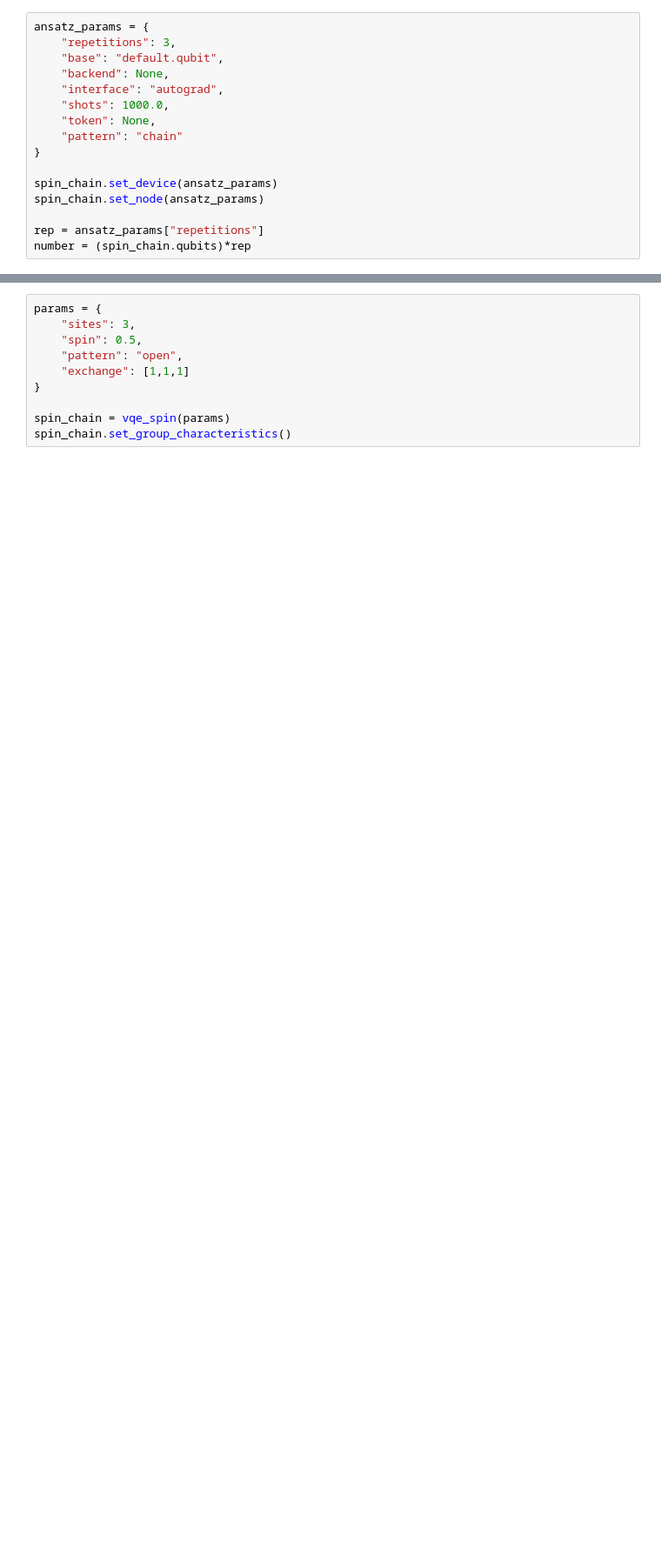
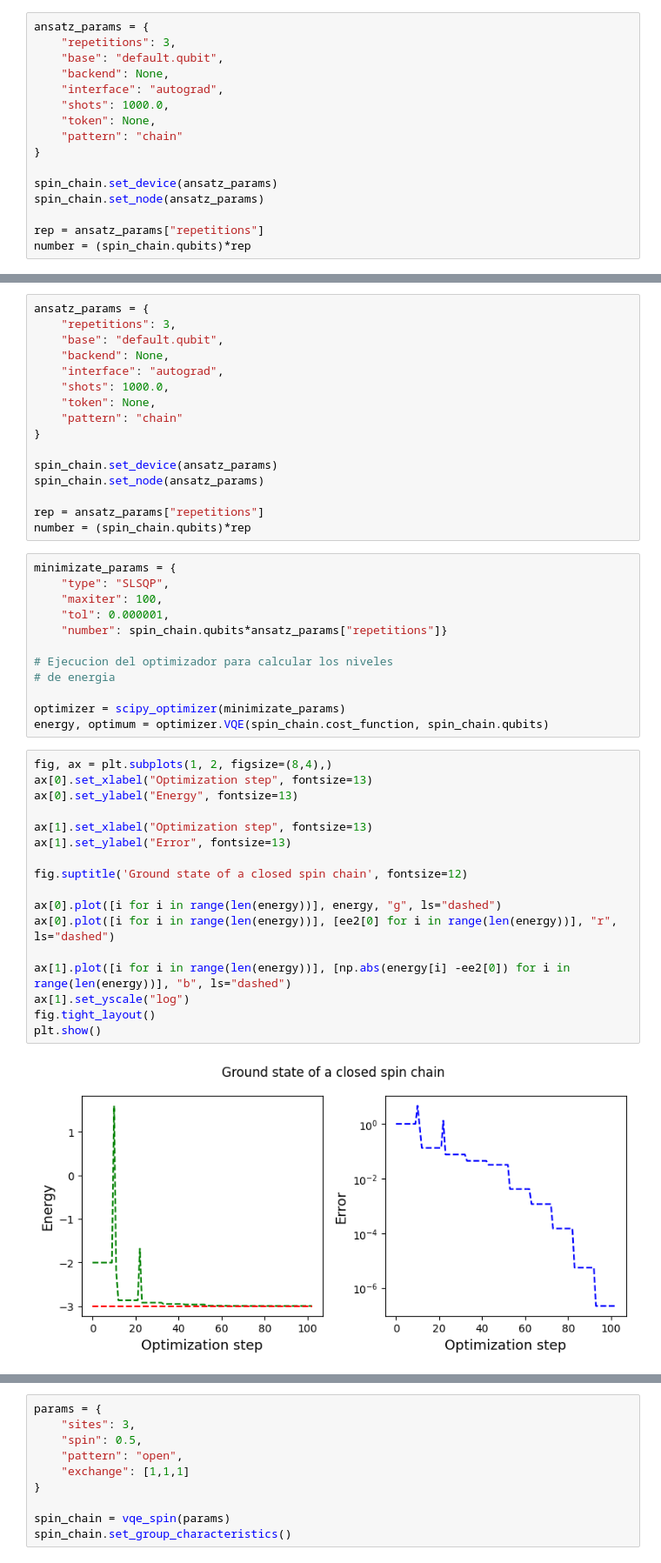
Before and after one commit to javinoram/VqePy, a Jupyter notebook: demos/Spin.ipynb, the cells around one changed output, grey strips where cells are left out. Shown at 87% size. Drawn from its saved outputs; the diff is of its cells as text; blank space fills up the shorter version.

```diff
--- a/demos/Spin.ipynb
+++ b/demos/Spin.ipynb
@@ -77 +91,48 @@ plt.show()
+# %%
+ansatz_params = {
+    "repetitions": 3,
+    "base": "default.qubit",
+    "backend": None,
+    "interface": "autograd",
+    "shots": 1000.0,
+    "token": None,
+    "pattern": "chain"
+}
+
+spin_chain.set_device(ansatz_params)
+spin_chain.set_node(ansatz_params)
+
+rep = ansatz_params["repetitions"]
+number = (spin_chain.qubits)*rep
+# %%
+minimizate_params = {
+    "type": "SLSQP",
+    "maxiter": 100,
+    "tol": 0.000001,
+    "number": spin_chain.qubits*ansatz_params["repetitions"]}
+
+# Ejecucion del optimizador para calcular los niveles
+# de energia
+
+optimizer = scipy_optimizer(minimizate_params)
+energy, optimum = optimizer.VQE(spin_chain.cost_function, spin_chain.qubits)
+# %%
+fig, ax = plt.subplots(1, 2, figsize=(8,4),)
+ax[0].set_xlabel("Optimization step", fontsize=13)
+ax[0].set_ylabel("Energy", fontsize=13)
+
+ax[1].set_xlabel("Optimization step", fontsize=13)
+ax[1].set_ylabel("Error", fontsize=13)
+
+fig.suptitle('Ground state of a closed spin chain', fontsize=12)
+
+ax[0].plot([i for i in range(len(energy))], energy, "g", ls="dashed")
+ax[0].plot([i for i in range(len(energy))], [ee2[0] for i in range(len(energy))], "r", ls="dashed")
+
+ax[1].plot([i for i in range(len(energy))], [np.abs(energy[i] -ee2[0]) for i in range(len(energy))], "b", ls="dashed")
+ax[1].set_yscale("log")
+fig.tight_layout()
+plt.show()
+# %% [output]
+[figure, added]
 # %% [markdown]
```
Also changed, not shown: parts of 19 cells of this notebook, 12 other files.
